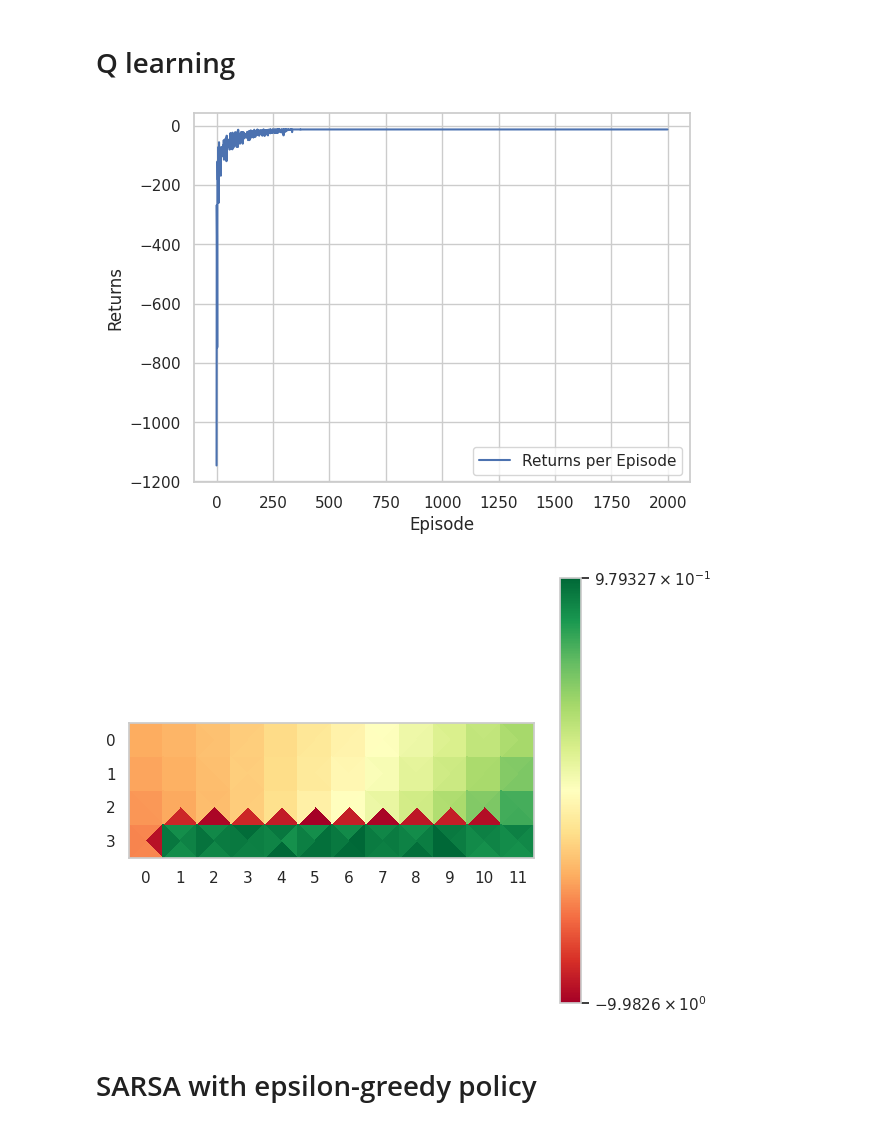
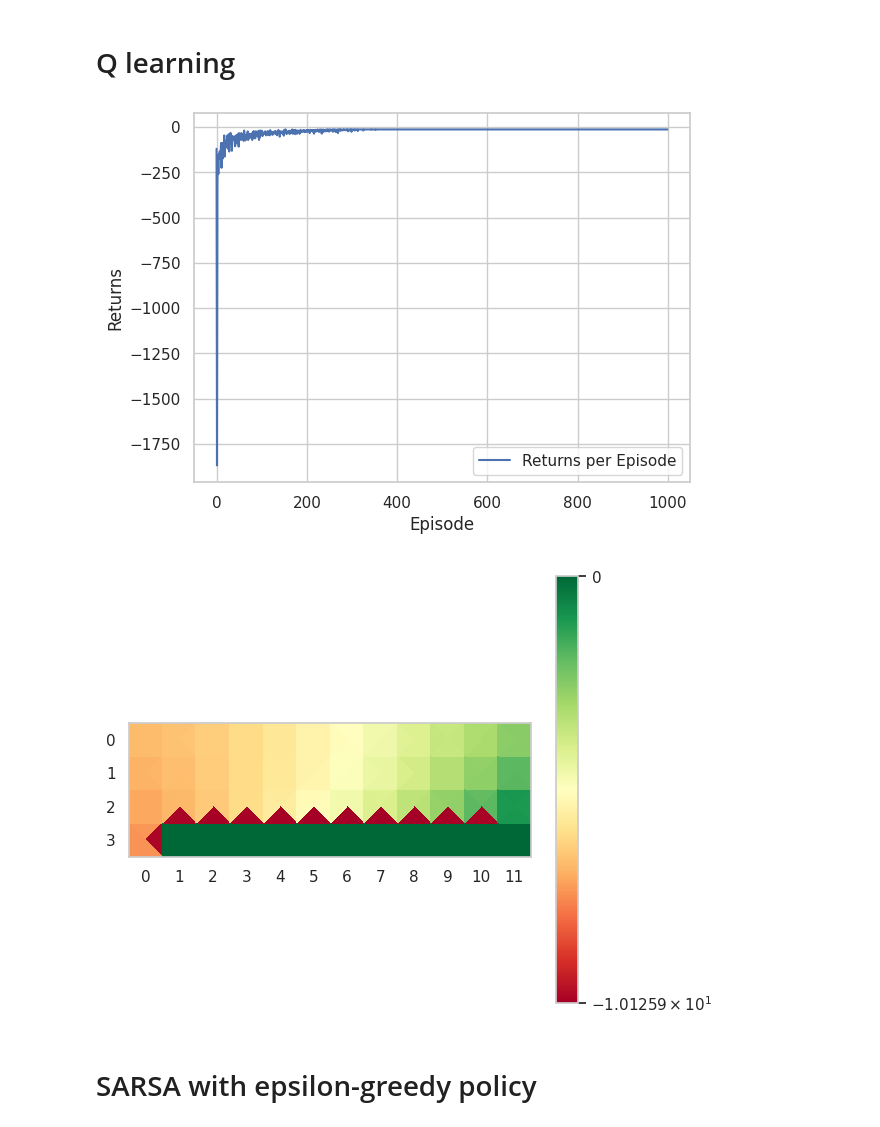
Before and after one commit to gardan4/RL-learning-goals, a Jupyter notebook: python/KEN4157_Reinforcement_Learning_Cliff_Walking.ipynb, the cells around one changed output. Cells and saved outputs as stored; diff of their text form; code cells hidden in the pictures.

```diff
--- a/python/KEN4157_Reinforcement_Learning_Cliff_Walking.ipynb
+++ b/python/KEN4157_Reinforcement_Learning_Cliff_Walking.ipynb
@@ -167,49 +171,49 @@ Your own code should probably go below here!
 # Parameters for Q-learning
 alpha = 0.1  # Learning rate
 gamma = 0.9  # Discount factor
-num_episodes = 2000  # Number of episodes for training
+num_episodes = 1000  # Number of episodes for training
 
 # Function to choose an action always exploiting the learned values
 def choose_action(state):
     return np.argmax(random_q_table[state])  # Exploit learned values
 
 # Q-learning algorithm
-random_q_table = np.random.random((obs_space.n, action_space.n))
+random_q_table = np.zeros((obs_space.n, action_space.n))
 returns_per_episode = []  # To store total rewards per episode
 
 for episode in range(num_episodes):
     state, _ = env.reset()
     done = False
     total_rewards = 0
 
     while not done:
         action = choose_action(state)
         next_state, reward, done, truncated, info = env.step(action)
 
         # Q-learning update
         old_value = random_q_table[state, action]
         next_max = np.max(random_q_table[next_state])
 
         new_value = old_value + alpha * (reward + gamma * next_max - old_value)
         random_q_table[state, action] = new_value
 
         total_rewards += reward
         state = next_state
 
     returns_per_episode.append(total_rewards)
 
 
 plot_returns_per_episode(returns_per_episode)
 
 # Plot heatmap from our Q-table
 q_vals_up = random_q_table[:, 0]
 q_vals_right = random_q_table[:, 1]
 q_vals_down = random_q_table[:, 2]
 q_vals_left = random_q_table[:, 3]
 create_qvals_heatmap(q_vals_up, q_vals_right, q_vals_down, q_vals_left)
 # %% [output]
-[figure, old version]
+[figure, new version]
-[figure, old version]
+[figure, new version]
 # %% [markdown]
 # SARSA with epsilon-greedy policy
 # %%
```
Also changed, not shown: parts of 7 cells of this notebook.
